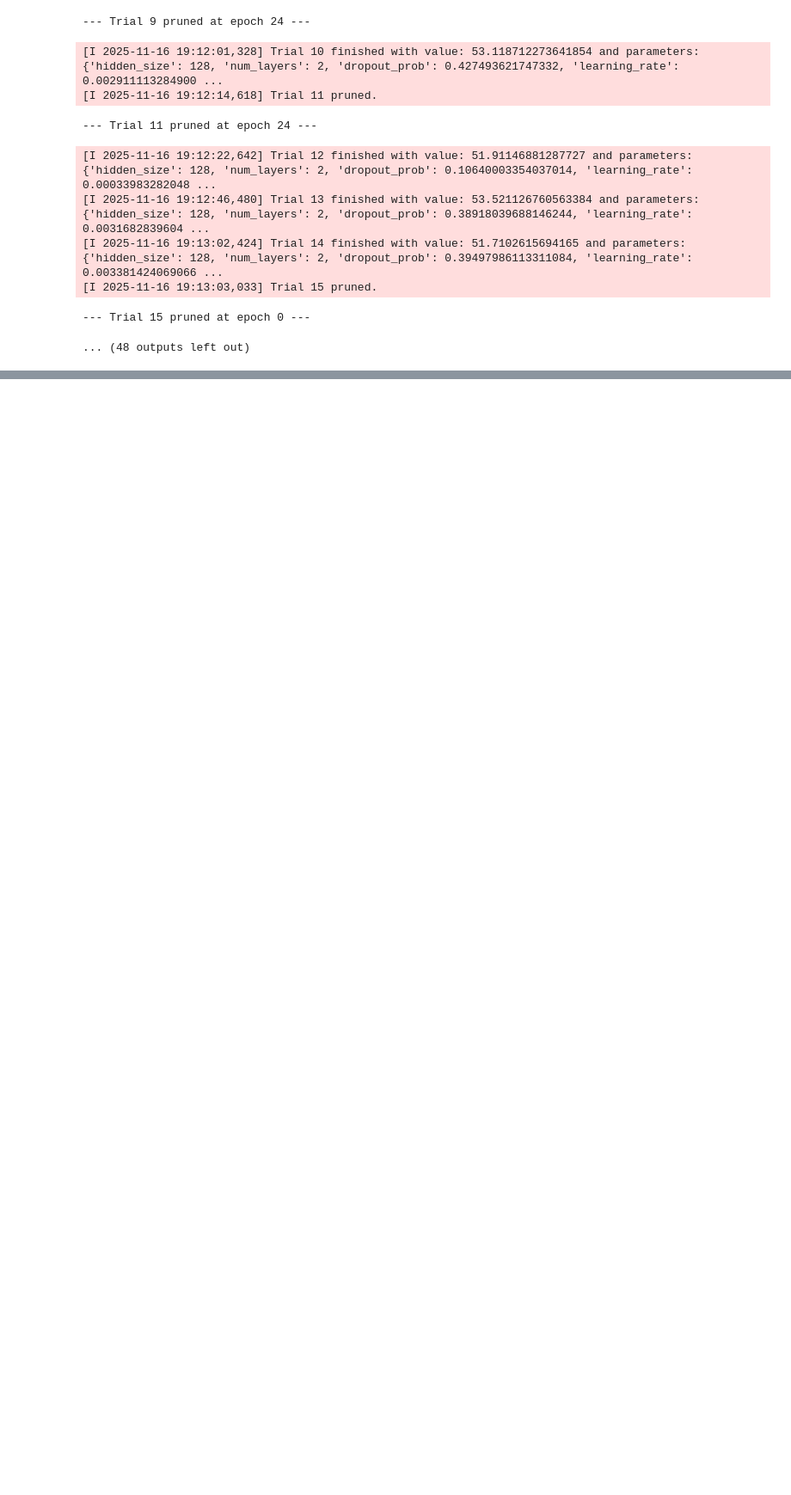
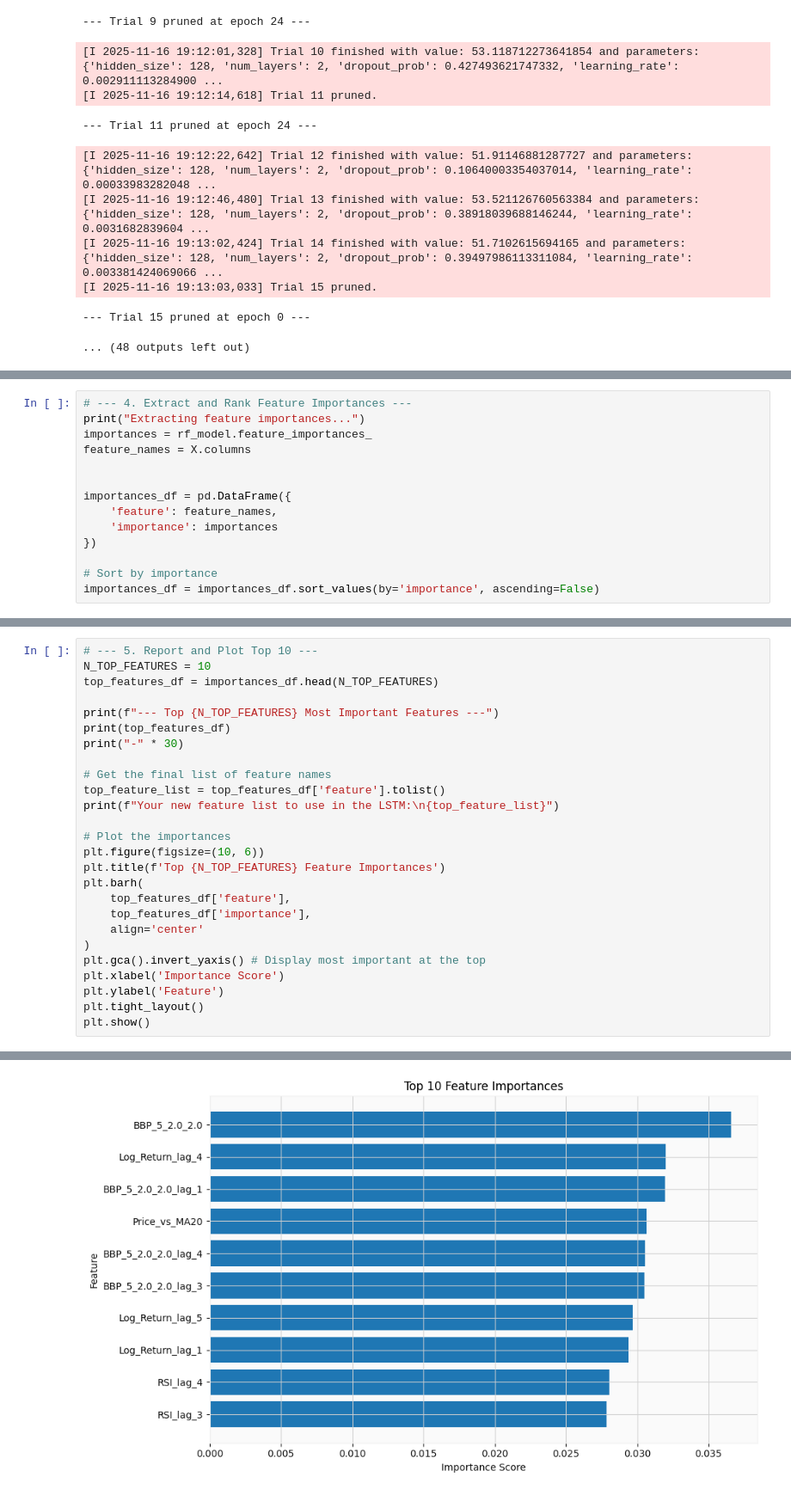
Before and after one commit to srikrish2812/eth_predictor, a Jupyter notebook: crypto_pred/lstm.ipynb, the cells around one changed output, grey strips where cells are left out. Shown: that part at 86% size. Drawn from its saved outputs; the diff is of its cells as text; blank space fills up the shorter version.

```diff
--- a/crypto_pred/lstm.ipynb
+++ b/crypto_pred/lstm.ipynb
@@ -1197,0 +1477,14 @@ Starting Optuna Hyperparameter Optimization...
+# %%
+# --- 4. Extract and Rank Feature Importances ---
+print("Extracting feature importances...")
+importances = rf_model.feature_importances_
+feature_names = X.columns
+
+
+importances_df = pd.DataFrame({
+    'feature': feature_names,
+    'importance': importances
+})
+
+# Sort by importance
+importances_df = importances_df.sort_values(by='importance', ascending=False)
@@ -1197,0 +1493,27 @@ Starting Optuna Hyperparameter Optimization...
+# %%
+# --- 5. Report and Plot Top 10 ---
+N_TOP_FEATURES = 10
+top_features_df = importances_df.head(N_TOP_FEATURES)
+
+print(f"--- Top {N_TOP_FEATURES} Most Important Features ---")
+print(top_features_df)
+print("-" * 30)
+
+# Get the final list of feature names
+top_feature_list = top_features_df['feature'].tolist()
+print(f"Your new feature list to use in the LSTM:\n{top_feature_list}")
+
+# Plot the importances
+plt.figure(figsize=(10, 6))
+plt.title(f'Top {N_TOP_FEATURES} Feature Importances')
+plt.barh(
+    top_features_df['feature'],
+    top_features_df['importance'],
+    align='center'
+)
+plt.gca().invert_yaxis() # Display most important at the top
+plt.xlabel('Importance Score')
+plt.ylabel('Feature')
+plt.tight_layout()
+plt.show()
+# %% [output]
@@ -1197,0 +1535 @@ Starting Optuna Hyperparameter Optimization...
+[figure, added]
```
Also changed, not shown: parts of 22 cells of this notebook, 1 other file.
